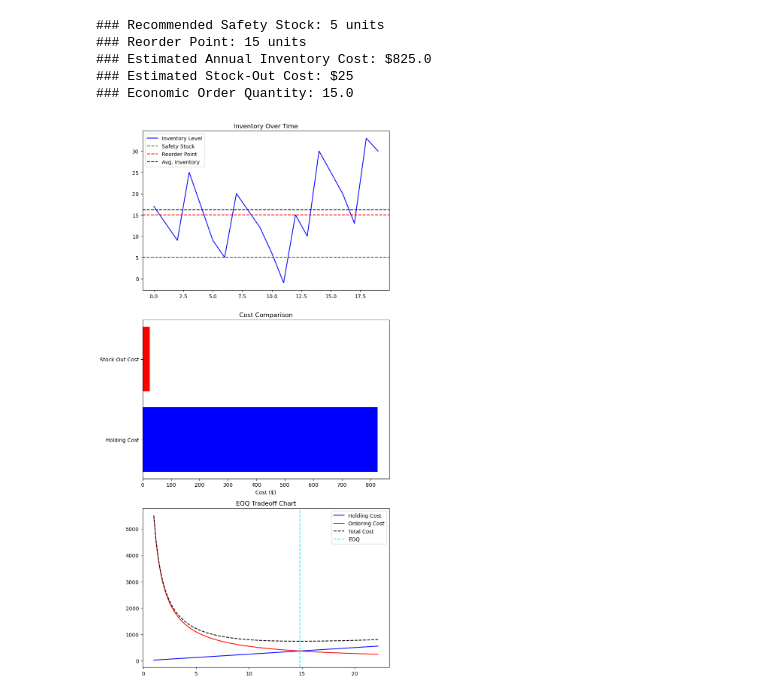
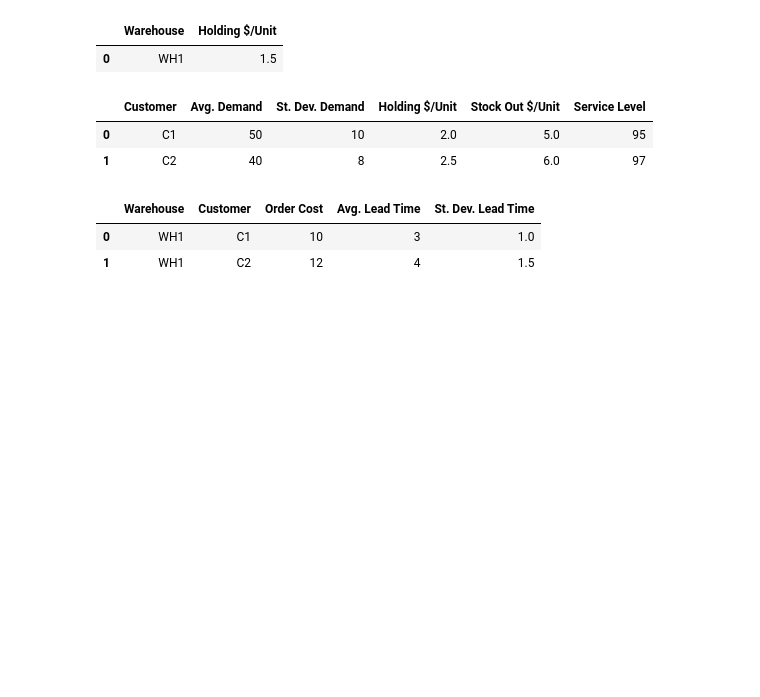
Before and after one commit to yay4john/Inventory-Optimization, a Jupyter notebook: Notebooks/MEIO.ipynb, the cells around one changed output. Drawn from its saved outputs; the diff is of its cells as text; code cells hidden in the pictures; blank space fills up the shorter version.

```diff
--- a/Notebooks/MEIO.ipynb
+++ b/Notebooks/MEIO.ipynb
@@ -82,40 +21,39 @@ display(inventory_levels)
-# %%
-print(f"### Recommended Safety Stock: {round(safety_stock)} units")
-print(f"### Reorder Point: {round(reorder_point)} units")
-print(f"### Estimated Annual Inventory Cost: ${round(inventory_cost, 2)}")
-print(f"### Estimated Stock-Out Cost: ${round(stock_out_cost, 2)}")
-print(f"### Economic Order Quantity: {round(eoq, 0)}")
-# %% [output]
-### Recommended Safety Stock: 5 units
-### Reorder Point: 15 units
-### Estimated Annual Inventory Cost: $825.0
-### Estimated Stock-Out Cost: $25
-### Economic Order Quantity: 15.0
-# %%
-# Visualization
-fig, axes = plt.subplots(3, 1, figsize=(8, 15))
-
-axes[0].plot(range(simulation_days), inventory_levels, label="Inventory Level", color='blue')
-axes[0].axhline(safety_stock, color='green', linestyle='--', label="Safety Stock")
-axes[0].axhline(reorder_point, color='red', linestyle='--', label="Reorder Point")
-axes[0].axhline(average_inventory, color='black', linestyle='--', label="Avg. Inventory")
-axes[0].set_title("Inventory Over Time")
-axes[0].legend()
-
-# Cost Comparison Bar Chart
-axes[1].barh(["Holding Cost", "Stock-Out Cost"], [inventory_cost, stock_out_cost], color=['blue', 'red'])
-axes[1].set_title("Cost Comparison")
-axes[1].set_xlabel("Cost ($)")
-
-axes[2].plot(quantity, holding_cost, label="Holding Cost", color='blue')
-axes[2].plot(quantity, ordering_cost, label="Ordering Cost", color='red')
-axes[2].plot(quantity, total_cost, label="Total Cost", color='black', linestyle='dashed')
-axes[2].axvline(eoq, color='cyan', linestyle='--', label="EOQ")
-axes[2].set_title("EOQ Tradeoff Chart")
-axes[2].legend()
-
-plt.tight_layout()
-
-fig.show()
-# %% [output]
-[figure, removed]
+# %%
+simulation_days = 20
+
+# Echelon 1 Table
+echelon1_data = {'Warehouse': ['WH1'], 'Holding $/Unit': [1.50]}
+echelon1_df = pd.DataFrame(echelon1_data)
+display(echelon1_df)
+
+# Echelon 2 Table
+echelon2_data = {
+    'Customer': ['C1', 'C2'],
+    'Avg. Demand': [50, 40],
+    'St. Dev. Demand': [10, 8],
+    'Holding $/Unit': [2.00, 2.50],
+    'Stock Out $/Unit': [5.00, 6.00],
+    'Service Level': [95, 97]
+}
+echelon2_df = pd.DataFrame(echelon2_data)
+display(echelon2_df)
+
+# Network Table
+network_data = {
+    'Warehouse': ['WH1', 'WH1'],
+    'Customer': ['C1', 'C2'],
+    'Order Cost': [10, 12],
+    'Avg. Lead Time': [3, 4],
+    'St. Dev. Lead Time': [1, 1.5]
+}
+network_df = pd.DataFrame(network_data)
+display(network_df)
+# %% [output]
+|  | Warehouse | Holding $/Unit |
+| 0 | WH1 | 1.5 |
+|  | Customer | Avg. Demand | St. Dev. Demand | Holding $/Unit | Stock Out $/Unit | Service Level |
+| 0 | C1 | 50 | 10 | 2.0 | 5.0 | 95 |
+| 1 | C2 | 40 | 8 | 2.5 | 6.0 | 97 |
+|  | Warehouse | Customer | Order Cost | Avg. Lead Time | St. Dev. Lead Time |
+| 0 | WH1 | C1 | 10 | 3 | 1.0 |
+| 1 | WH1 | C2 | 12 | 4 | 1.5 |
```
Also changed, not shown: parts of 10 cells of this notebook, 1 other file.
